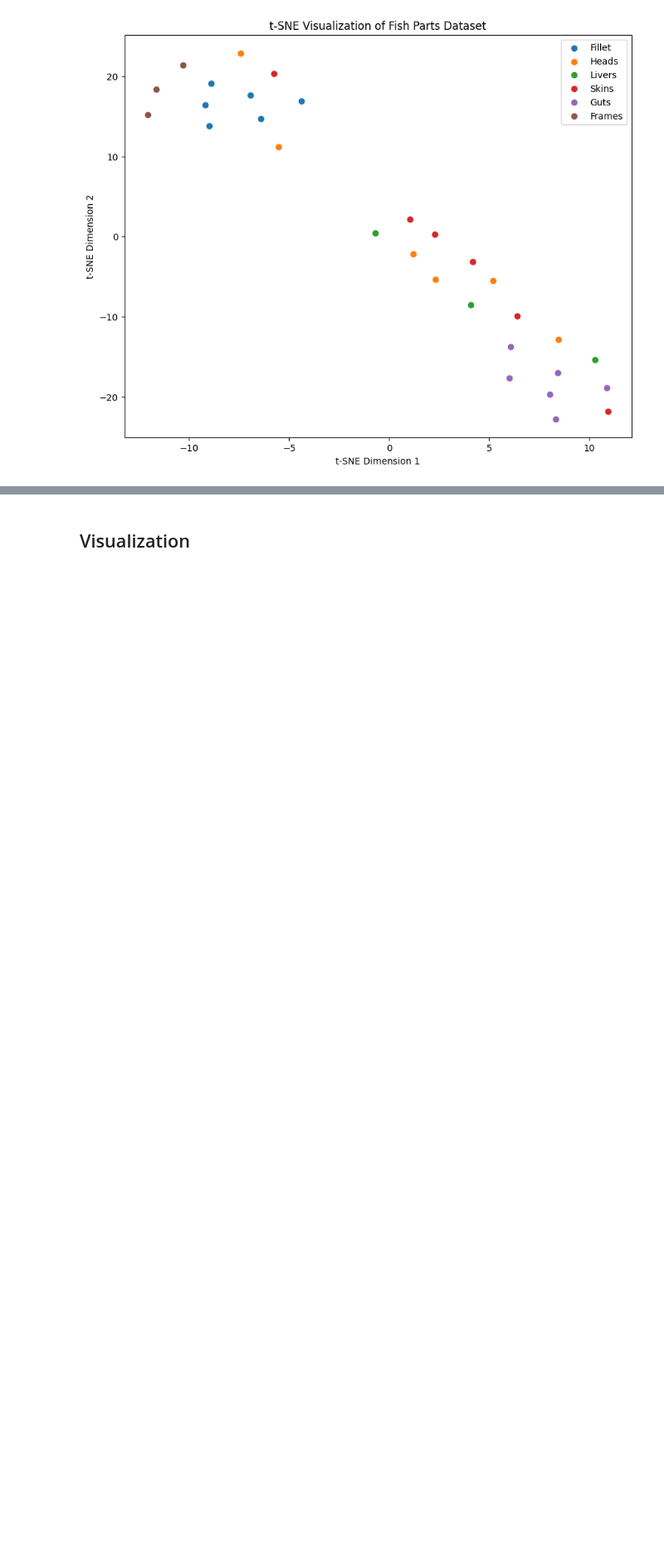
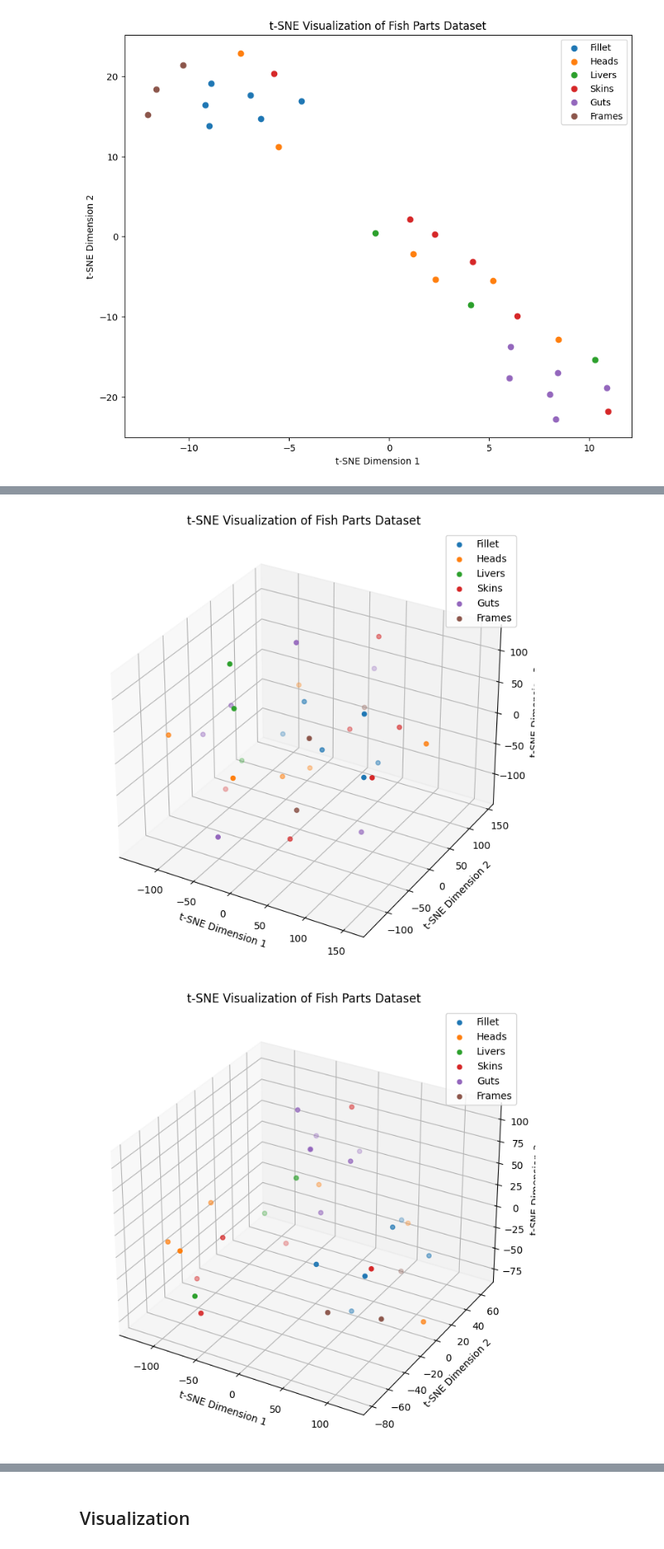
Before and after one commit to woodRock/fishy-business, a Jupyter notebook: code/identification/part/R01_S02_Identification_Part_Wrapper_Based_Multi_Tree_GP.ipynb, the cells around one changed output, grey strips where cells are left out. Shown at 83% size. Saved outputs shown, nothing was run; the diff lists cells and outputs as text; code cells hidden in the pictures; blank space fills up the shorter version.

```diff
--- a/code/identification/part/R01_S02_Identification_Part_Wrapper_Based_Multi_Tree_GP.ipynb
+++ b/code/identification/part/R01_S02_Identification_Part_Wrapper_Based_Multi_Tree_GP.ipynb
@@ -825,0 +842,35 @@ Train inter-class: 0.056300618166364405, Val inter-class: 0.07569362081404288
+# %%
+import numpy as np
+import matplotlib.pyplot as plt
+from mpl_toolkits.mplot3d import Axes3D
+from sklearn.manifold import TSNE
+
+# Assuming you have your own dataset with features X and labels y
+# Replace X and y with your actual data
+# X should be your feature matrix and y should be your labels
+
+for X_set in [X, features]:
+
+    # Perform t-SNE dimensionality reduction
+    tsne = TSNE(n_components=3, perplexity=10, random_state=42)
+    X_tsne = tsne.fit_transform(X_set)
+
+    # Plot the data
+    fig = plt.figure(figsize=(10, 8))
+    ax = fig.add_subplot(111, projection='3d')
+
+    labels = ['Fillet','Heads','Livers','Skins','Guts','Frames']
+
+    # Plot points belonging to different classes with different colors
+    for idx, label in enumerate(np.unique(y)):
+        ax.scatter(X_tsne[y == label, 0], X_tsne[y == label, 1], X_tsne[y == label, 2], label=labels[idx])
+
+    ax.set_title('t-SNE Visualization of Fish Parts Dataset')
+    ax.set_xlabel('t-SNE Dimension 1')
+    ax.set_ylabel('t-SNE Dimension 2')
+    ax.set_zlabel('t-SNE Dimension 3')
+    ax.legend()
+    plt.show()
+# %% [output]
+[figure, added]
+[figure, added]
```
Also changed, not shown: parts of 6 cells of this notebook.
